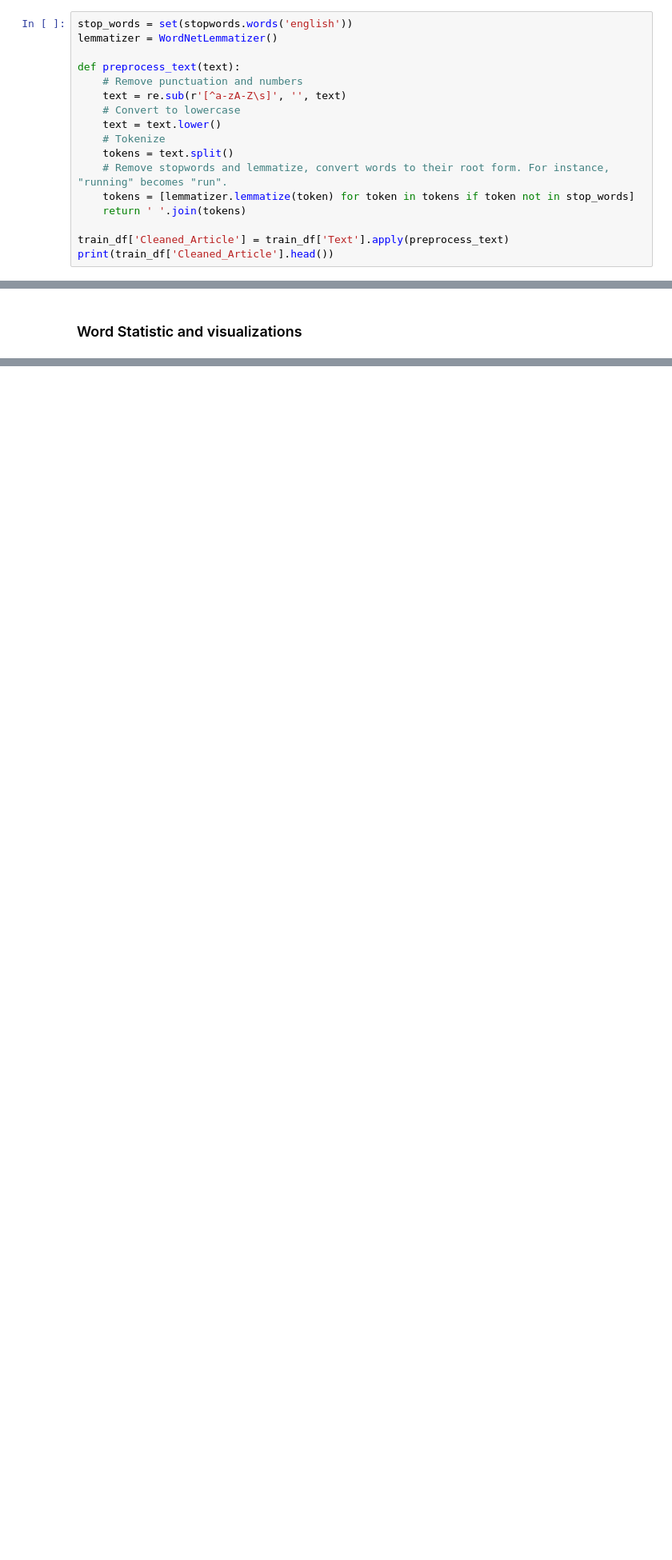
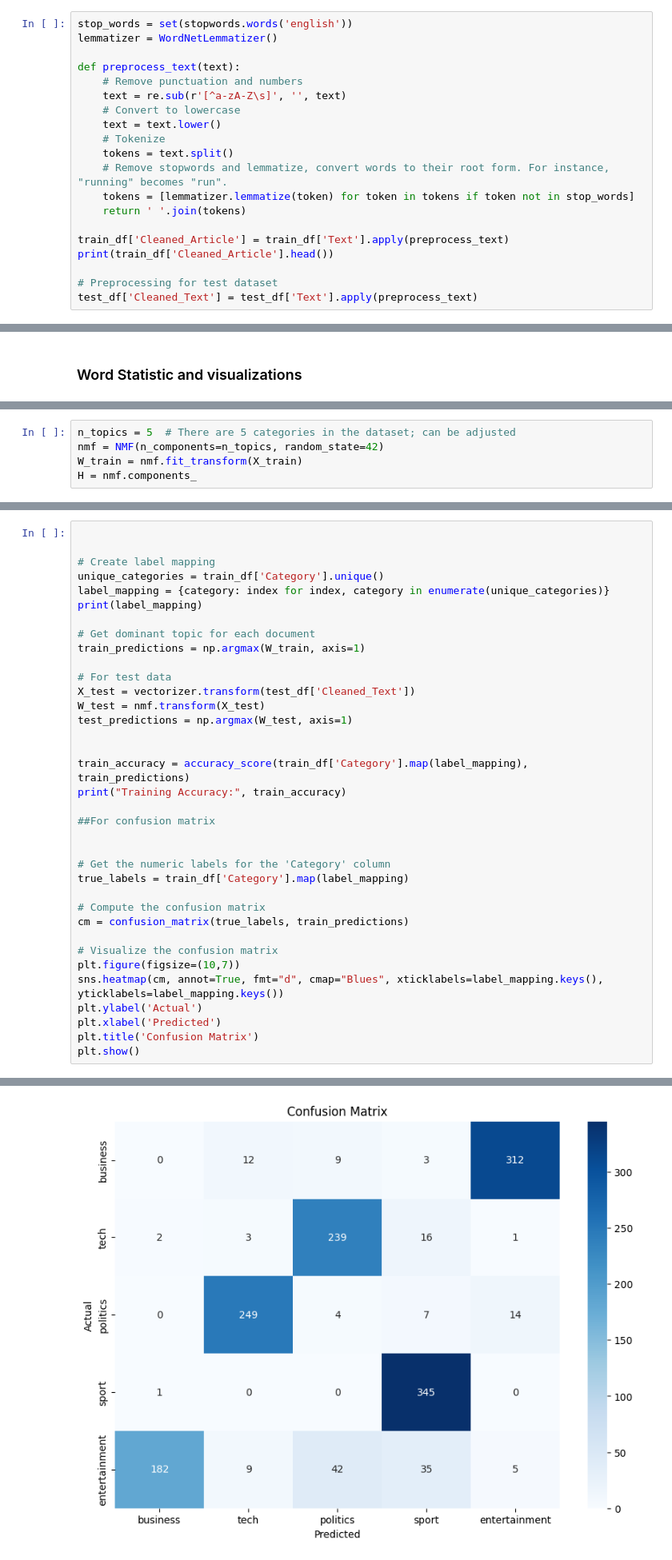
Before and after one commit to juanmarino15/BBCNewsClassification, a Jupyter notebook: BBCNewsClassificationProject.ipynb, the cells around one changed output, grey strips where cells are left out. Shown at 80% size. Cells and saved outputs as stored; diff of their text form; blank space fills up the shorter version.

Commit message:
changed the approach, using only test data and splitting it into test and train data

```diff
--- a/BBCNewsClassificationProject.ipynb
+++ b/BBCNewsClassificationProject.ipynb
@@ -89,6 +93,9 @@ def preprocess_text(text):
 
 train_df['Cleaned_Article'] = train_df['Text'].apply(preprocess_text)
 print(train_df['Cleaned_Article'].head())
+
+# Preprocessing for test dataset
+test_df['Cleaned_Text'] = test_df['Text'].apply(preprocess_text)
 # %% [output]
 0    worldcom exboss launch defence lawyer defendin...
 1    german business confidence slide german busine...
@@ -129,0 +141,5 @@ for category in categories:
+# %%
+n_topics = 5  # There are 5 categories in the dataset; can be adjusted
+nmf = NMF(n_components=n_topics, random_state=42)
+W_train = nmf.fit_transform(X_train)
+H = nmf.components_
@@ -129,0 +148,37 @@ for category in categories:
+# %%
+
+
+# Create label mapping
+unique_categories = train_df['Category'].unique()
+label_mapping = {category: index for index, category in enumerate(unique_categories)}
+print(label_mapping)
+
+# Get dominant topic for each document
+train_predictions = np.argmax(W_train, axis=1)
+
+# For test data
+X_test = vectorizer.transform(test_df['Cleaned_Text'])
+W_test = nmf.transform(X_test)
+test_predictions = np.argmax(W_test, axis=1)
+
+
+train_accuracy = accuracy_score(train_df['Category'].map(label_mapping), train_predictions)
+print("Training Accuracy:", train_accuracy)
+
+##For confusion matrix
+
+
+# Get the numeric labels for the 'Category' column
+true_labels = train_df['Category'].map(label_mapping)
+
+# Compute the confusion matrix
+cm = confusion_matrix(true_labels, train_predictions)
+
+# Visualize the confusion matrix
+plt.figure(figsize=(10,7))
+sns.heatmap(cm, annot=True, fmt="d", cmap="Blues", xticklabels=label_mapping.keys(), yticklabels=label_mapping.keys())
+plt.ylabel('Actual')
+plt.xlabel('Predicted')
+plt.title('Confusion Matrix')
+plt.show()
+# %% [output]
@@ -129,0 +187 @@ for category in categories:
+[figure, added]
```
Also changed, not shown: parts of 8 cells of this notebook.
